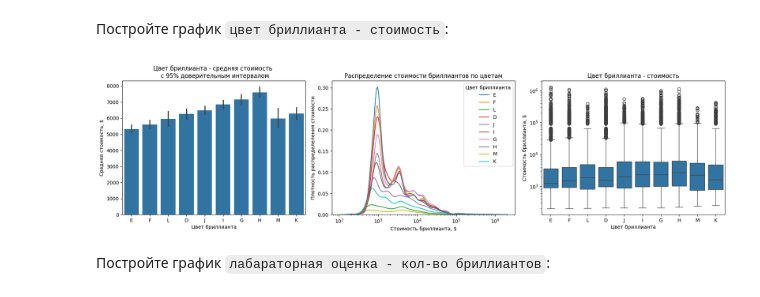
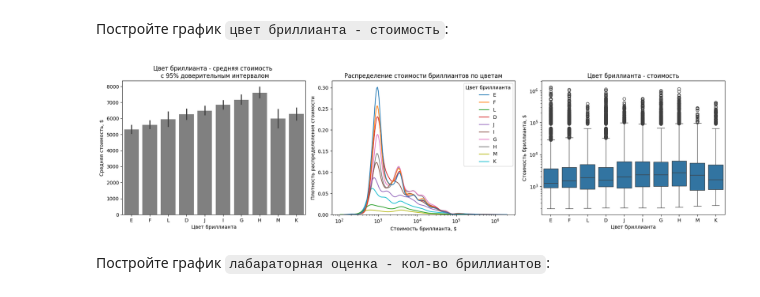
Before and after one commit to aleks-haksly/Postypashka, a Jupyter notebook: DA/01 HW/HW_1.ipynb, the cells around one changed output. Cells and saved outputs as stored; diff of their text form; code cells hidden in the pictures.

```diff
--- a/DA/01 HW/HW_1.ipynb
+++ b/DA/01 HW/HW_1.ipynb
@@ -609,15 +609,15 @@ diamonds.select_dtypes(include='object')
 Постройте график `цвет бриллианта - стоимость`:
 # %%
 fig, axes = plt.subplots(1, 3, figsize=(18, 5))
-sns.barplot(data=diamonds[['color', 'total_sales_price']].dropna(), x='color', y='total_sales_price', estimator='mean', errorbar=('ci', 95), ax=axes[0])
+sns.barplot(data=diamonds[['color', 'total_sales_price']].dropna(), x='color', y='total_sales_price', estimator='mean', errorbar=('ci', 95), ax=axes[0], color='gray')
 sns.kdeplot(data=diamonds[['color', 'total_sales_price']].dropna(), hue='color', x='total_sales_price', log_scale=True, ax=axes[1])
 sns.boxplot(data=diamonds[['color', 'total_sales_price']].dropna(), x='color', y='total_sales_price', log_scale=True)
 axes[0].set(xlabel='Цвет бриллианта', ylabel='Средняя стоимость, $', title='Цвет бриллианта - средняя стоимость \n с 95% доверительным интервалом')
 axes[1].set(xlabel='Стоимость бриллианта, $', ylabel='Плотность распределеления стоимости', title='Распределение стоимости бриллиантов по цветам')
 axes[1].get_legend().set_title('Цвет бриллианта')
 axes[2].set(xlabel='Цвет бриллианта', ylabel='Стоимость бриллианта, $', title='Цвет бриллианта - стоимость');
 plt.tight_layout()
 # %% [output]
-[figure, old version]
+[figure, new version]
 # %% [markdown]
 Постройте график `лабараторная оценка - кол-во бриллиантов`:
```
Also changed, not shown: parts of 2 cells of this notebook.
